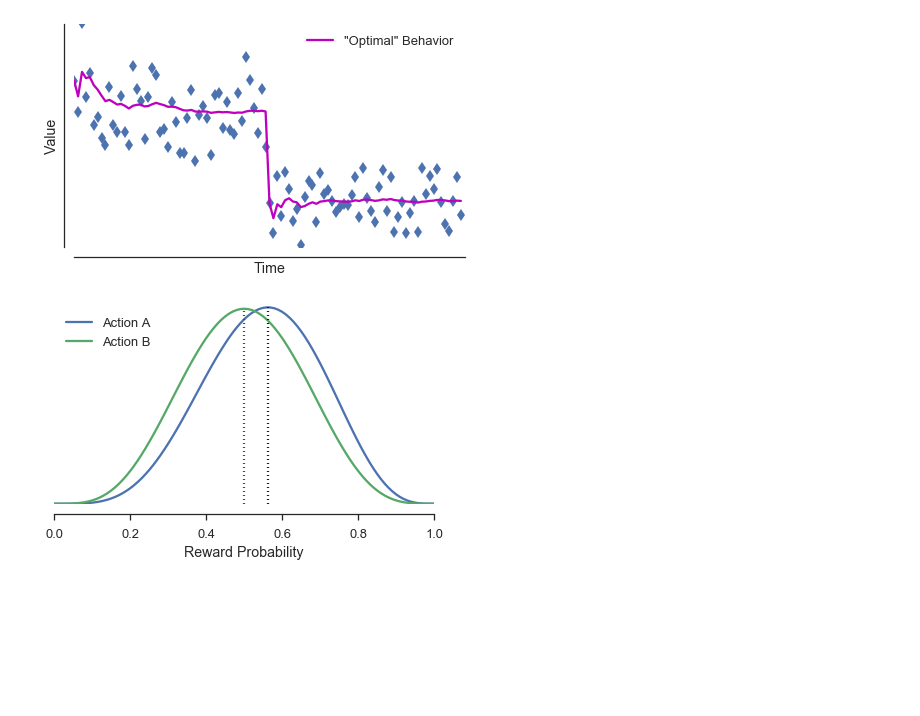
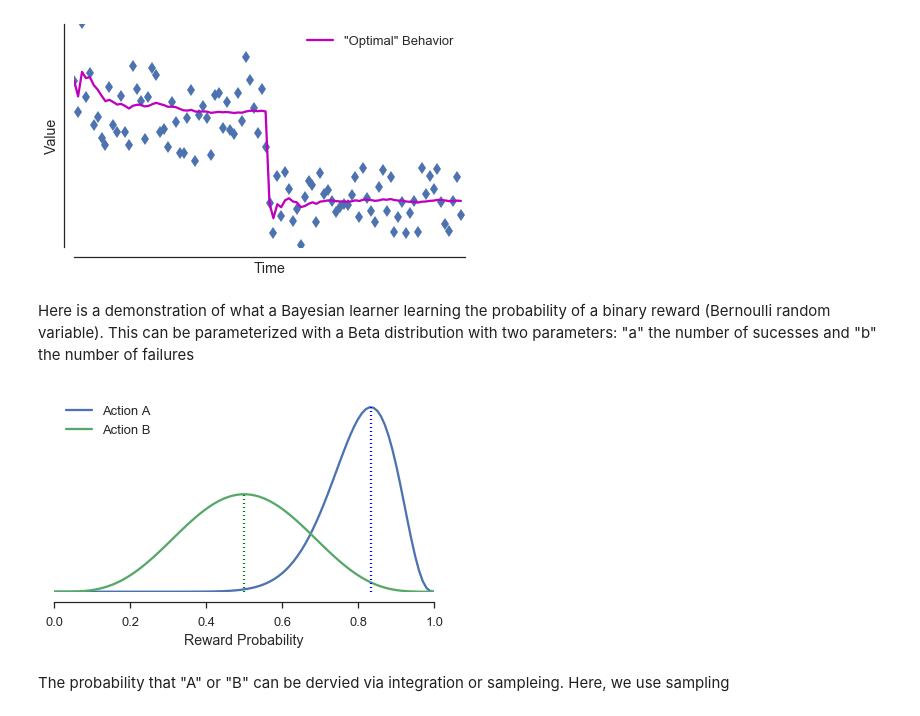
Before and after one commit to nicktfranklin/ChangePointDemo, a Jupyter notebook: Change point demo (normal).ipynb, the cells around one changed output. Drawn from its saved outputs; the diff is of its cells as text; code cells hidden in the pictures; blank space fills up the shorter version.

Commit message:
Updated demonstration with documentation

```diff
--- a/Change point demo (normal).ipynb
+++ b/Change point demo (normal).ipynb
@@ -4,12 +4,3 @@ import numpy as np
 import matplotlib.pyplot as plt
 import seaborn as sns
 sns.set_context('talk')
-# %%
-# generate a random sequence of numbers around a value
-mu = 15
-stdev = 3
-
-X = np.random.normal(mu, stdev, 50)
-Y = np.random.normal(mu - 10, stdev, 50)
-lb = np.min(Y) * 0.9
-ub = np.max(X) * 1.1
@@ -15,0 +9,9 @@ ub = np.max(X) * 1.1
+# %%
+
+mu1 = 15 # mean prior to change point
+mu2 = 15 # mean following change point
+stdev = 3
+N = 50
+
+X = np.random.normal(mu1, stdev, N)
+Y = np.random.normal(mu2, stdev, N)
@@ -168,44 +187,46 @@ with sns.axes_style('ticks'):
     plt.savefig('D10.png', dpi=300)
 # %% [output]
 [figure]
+# %% [markdown]
+Here is a demonstration of what a Bayesian learner learning the probability of a binary reward (Bernoulli random variable). This can be parameterized with a Beta distribution with two parameters: "a" the number of sucesses and "b" the number of failures
 # %%
 from scipy.stats import beta
 
 
-
-a = 5.5
-b = 4.5
+a = 16  # number of times option A was tried & rewarded
+b = 4  # number of times option A was tried & not rewarded
 mode_a = (a - 1.) / (a + b -2.)
 rv = beta(a, b)
 
 
-
-a = 5
-b = 5
+a = 5 # number of times option A was tried & rewarded
+b = 5 # number of times option B was tried & not rewarded
 mode_b = (a - 1.) / (a + b -2.)
 rv2 = beta(a, b)
 
 x = np.arange(0, 1.01, 0.01)
 with sns.axes_style('ticks'):
     plt.figure(figsize=(6, 4))
     plt.plot(x, rv.pdf(x), label='Action A')
     plt.plot(x, rv2.pdf(x), label='Action B')
 
     ax = plt.gca()
     lb, ub = ax.get_ylim()
     plt.plot([mode_a, mode_a], [lb, rv.pdf(mode_a)], 'b:')
 
     plt.plot([mode_b, mode_b], [lb, rv2.pdf(mode_b)], 'g:')
 
 
     ax.set_yticks([])
     ax.set_xlabel('Reward Probability')
     sns.despine(offset=10, left=True)
     plt.legend(loc='upper left')
     plt.tight_layout()
     plt.savefig('D11.png', dpi=300)
 # %% [output]
-[figure, old version]
+[figure, new version]
+# %% [markdown]
+The probability that "A" or "B" can be dervied via integration or sampleing. Here, we use sampling
 # %%
 cmf = rv.cdf(x)
 cmf2 = rv2.cdf(x)
```
Also changed, not shown: parts of 7 cells of this notebook.
